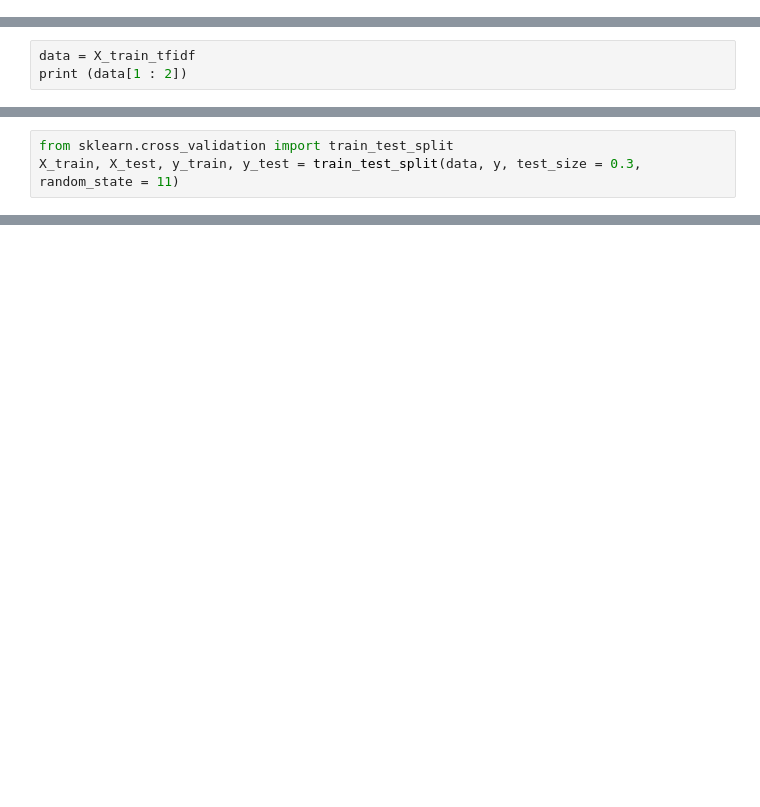
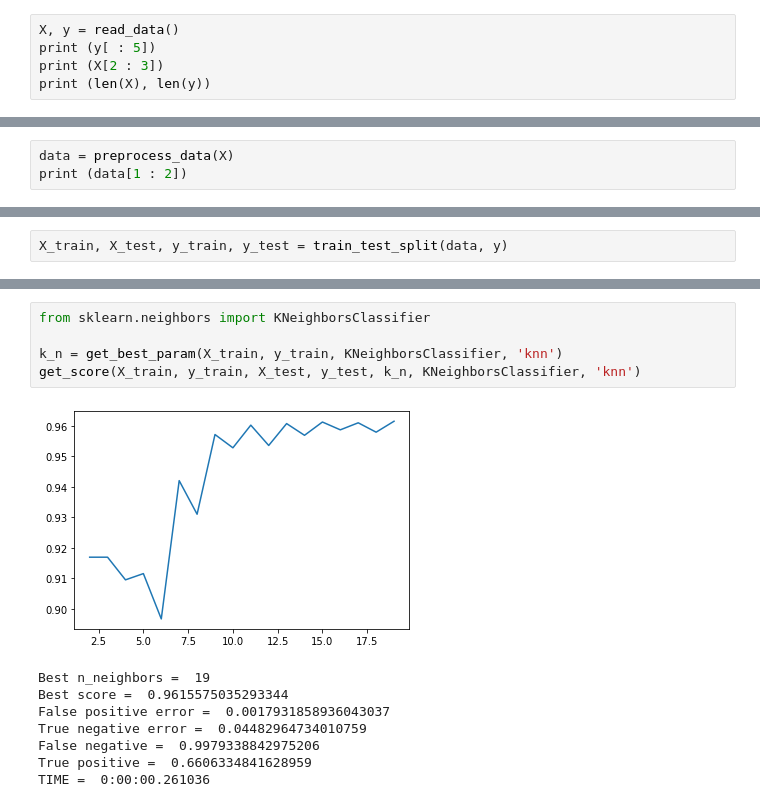
Before and after one commit to olha-kaminska/bachelor_thesis, a Jupyter notebook: Diploma.ipynb, the cells around one changed output, grey strips where cells are left out. Drawn from its saved outputs; the diff is of its cells as text; blank space fills up the shorter version.

```diff
--- a/Diploma.ipynb
+++ b/Diploma.ipynb
@@ -50,0 +6,5 @@ X_train_tfidf.shape
+# %%
+X, y = read_data()
+print (y[ : 5])
+print (X[2 : 3])
+print (len(X), len(y))
@@ -51,4 +15,4 @@ X_train_tfidf.shape
 # %%
-data = X_train_tfidf
+data = preprocess_data(X)
 print (data[1 : 2])
 # %% [output]
@@ -73,3 +37,2 @@ print (data[1 : 2])
 # %%
-from sklearn.cross_validation import train_test_split
-X_train, X_test, y_train, y_test = train_test_split(data, y, test_size = 0.3, random_state = 11)
+X_train, X_test, y_train, y_test = train_test_split(data, y)
@@ -402,0 +39,14 @@ TIME =  0:00:01.592091
+# %%
+from sklearn.neighbors import KNeighborsClassifier
+
+k_n = get_best_param(X_train, y_train, KNeighborsClassifier, 'knn')
+get_score(X_train, y_train, X_test, y_test, k_n, KNeighborsClassifier, 'knn')
+# %% [output]
+[figure, added]
+Best n_neighbors =  19
+Best score =  0.9615575035293344
+False positive error =  0.0017931858936043037
+True negative error =  0.04482964734010759
+False negative =  0.9979338842975206
+True positive =  0.6606334841628959
+TIME =  0:00:00.261036
```
Also changed, not shown: parts of 15 cells of this notebook, 4 other files.
